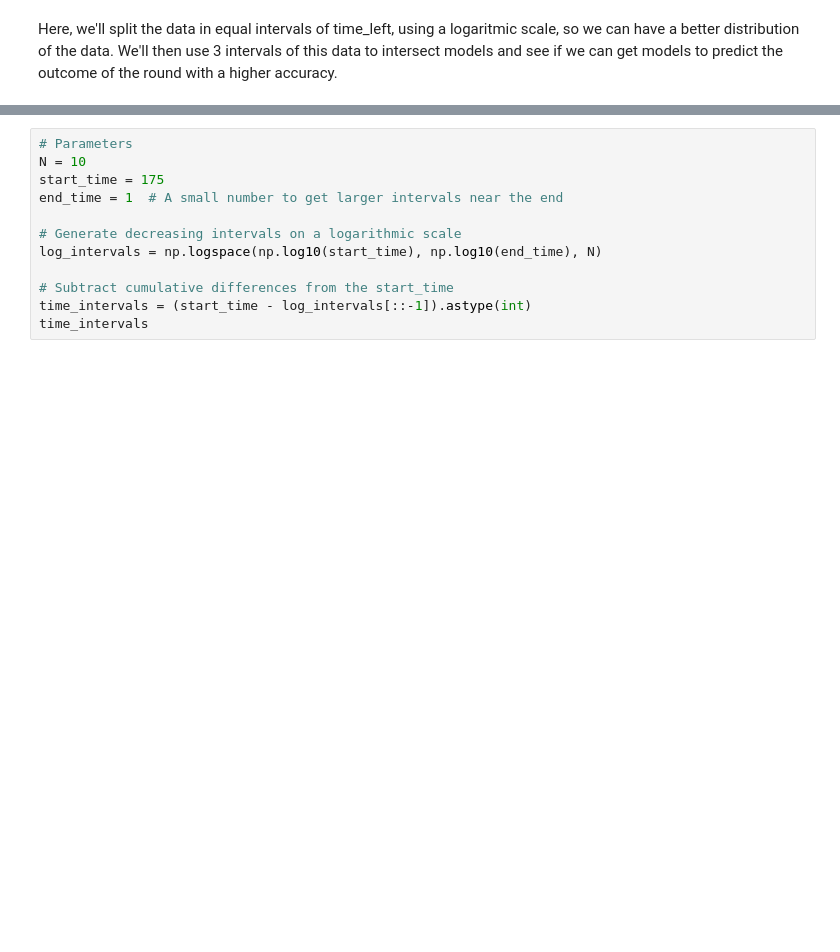
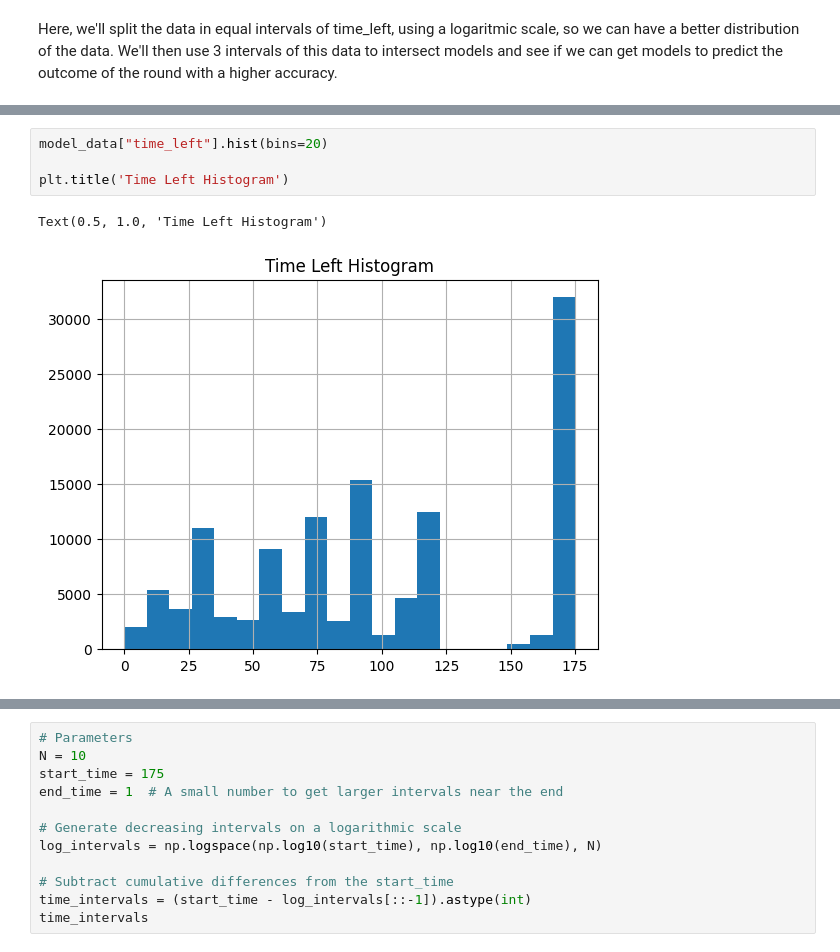
Before and after one commit to devfernandoa/CSRoundPrediction, a Jupyter notebook: notebooks/03_regression.ipynb, the cells around one changed output, grey strips where cells are left out. Cells and saved outputs as stored; diff of their text form; blank space fills up the shorter version.

```diff
--- a/notebooks/03_regression.ipynb
+++ b/notebooks/03_regression.ipynb
@@ -286,0 +346,7 @@ Here, we'll split the data in equal intervals of time_left, using a logaritmic s
+# %%
+model_data["time_left"].hist(bins=20)
+
+plt.title('Time Left Histogram')
+# %% [output]
+Text(0.5, 1.0, 'Time Left Histogram')
+[figure, added]
```
Also changed, not shown: parts of 9 cells of this notebook.
